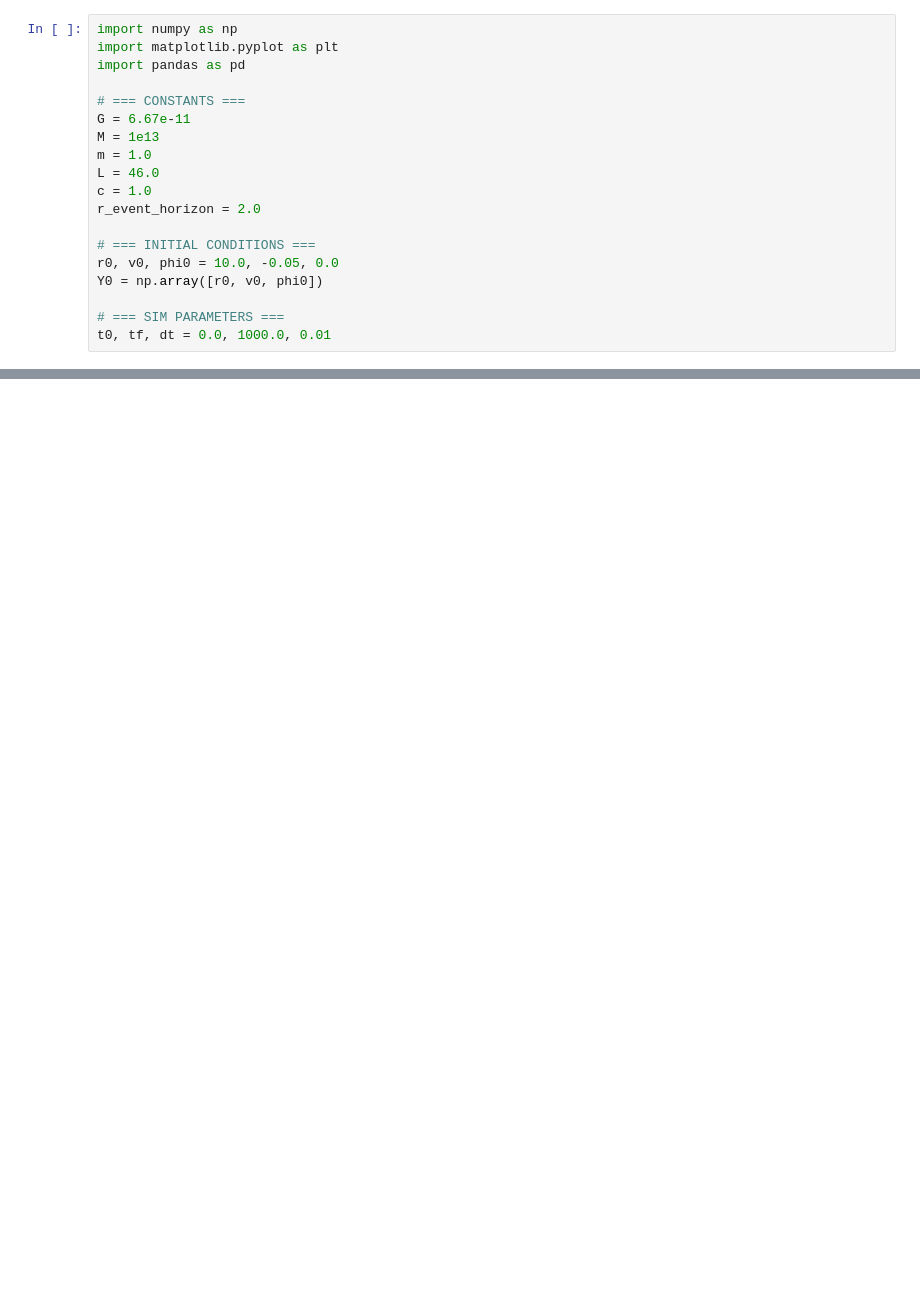
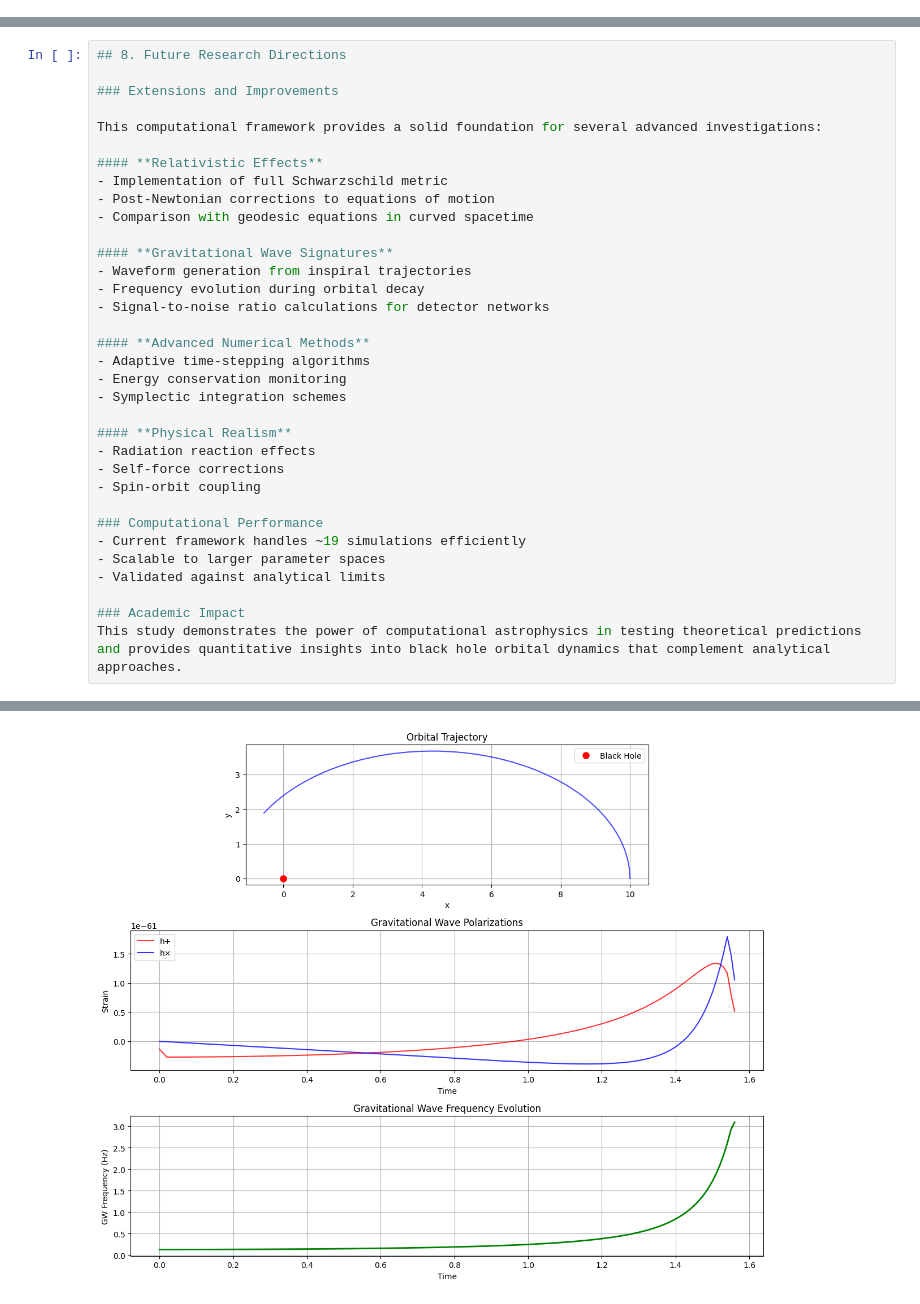
Before and after one commit to MgTxBoss/BH_Project, a Jupyter notebook: BH_BlackHole_Analysis.ipynb, the cells around one changed output, grey strips where cells are left out. Saved outputs shown, nothing was run; the diff lists cells and outputs as text; blank space fills up the shorter version.

```diff
--- a/BH_BlackHole_Analysis.ipynb
+++ b/BH_BlackHole_Analysis.ipynb
@@ -16,19 +0,0 @@ We import numpy, matplotlib, and pandas. Physical constants (G, M, m, L, c), eve
-# %%
-import numpy as np
-import matplotlib.pyplot as plt
-import pandas as pd
-
-# === CONSTANTS ===
-G = 6.67e-11
-M = 1e13
-m = 1.0
-L = 46.0
-c = 1.0
-r_event_horizon = 2.0
-
-# === INITIAL CONDITIONS ===
-r0, v0, phi0 = 10.0, -0.05, 0.0
-Y0 = np.array([r0, v0, phi0])
-
-# === SIM PARAMETERS ===
-t0, tf, dt = 0.0, 1000.0, 0.01
@@ -302,0 +1669,35 @@ The notebook will continue to be updated as the project progresses and new featu
+# %%
+## 8. Future Research Directions
+
+### Extensions and Improvements
+
+This computational framework provides a solid foundation for several advanced investigations:
+
+#### **Relativistic Effects**
+- Implementation of full Schwarzschild metric
+- Post-Newtonian corrections to equations of motion
+- Comparison with geodesic equations in curved spacetime
+
+#### **Gravitational Wave Signatures**
+- Waveform generation from inspiral trajectories
+- Frequency evolution during orbital decay
+- Signal-to-noise ratio calculations for detector networks
+
+#### **Advanced Numerical Methods**
+- Adaptive time-stepping algorithms
+- Energy conservation monitoring
+- Symplectic integration schemes
+
+#### **Physical Realism**
+- Radiation reaction effects
+- Self-force corrections
+- Spin-orbit coupling
+
+### Computational Performance
+- Current framework handles ~19 simulations efficiently
+- Scalable to larger parameter spaces
+- Validated against analytical limits
+
+### Academic Impact
+This study demonstrates the power of computational astrophysics in testing theoretical predictions and provides quantitative insights into black hole orbital dynamics that complement analytical approaches.
+# %% [output]
@@ -302,0 +1706 @@ The notebook will continue to be updated as the project progresses and new featu
+[figure, added]
```
Also changed, not shown: parts of 37 cells of this notebook.
